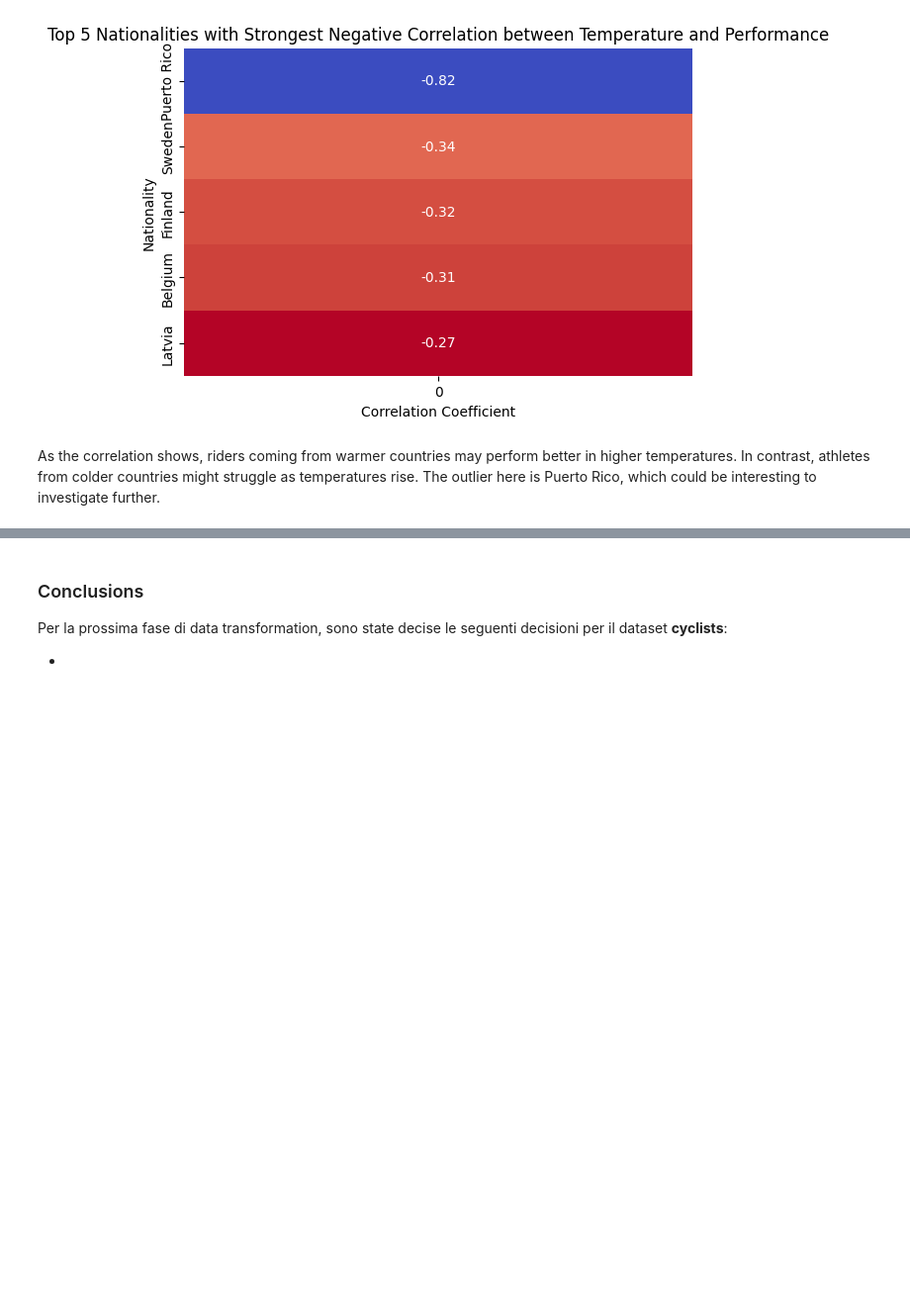
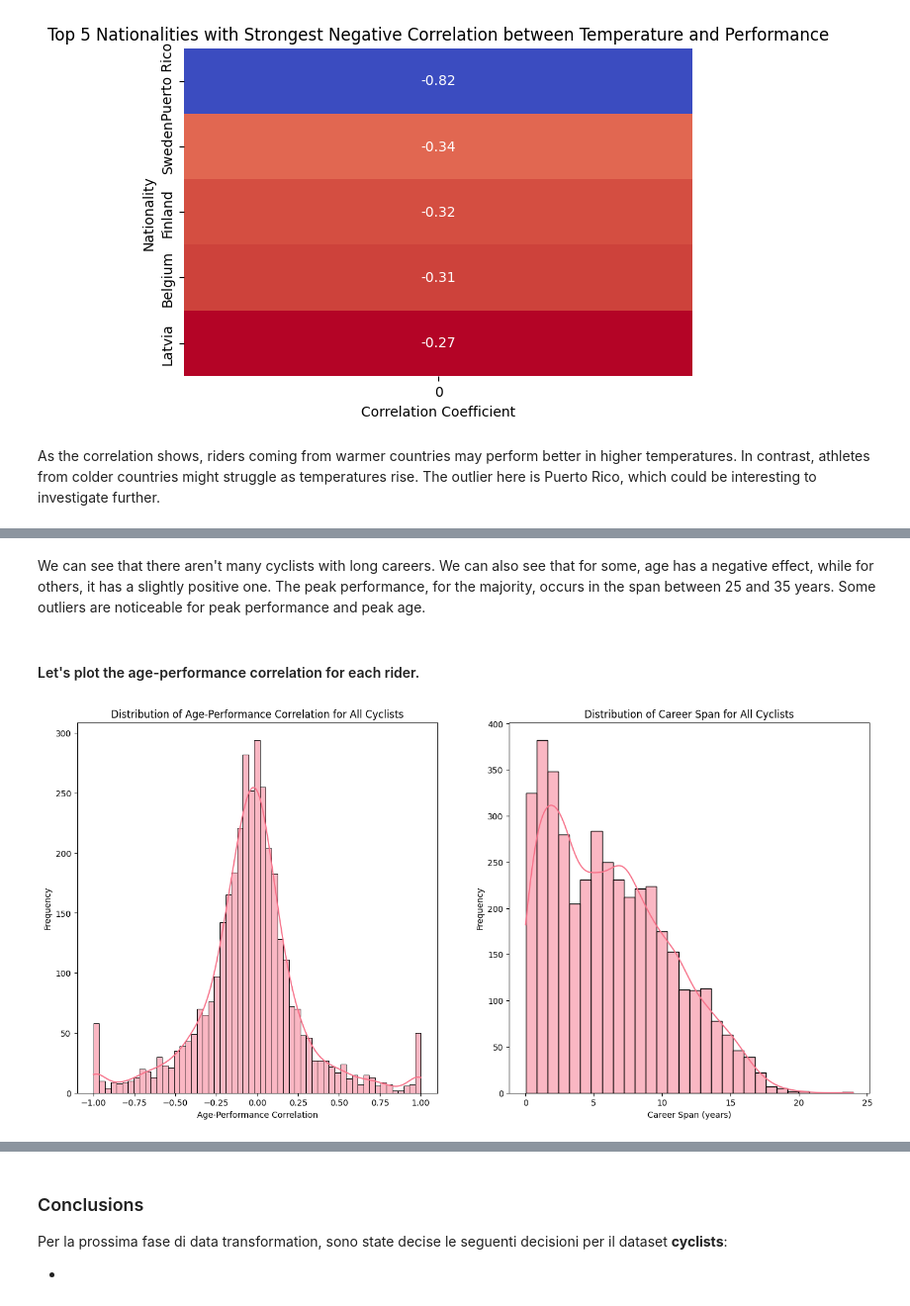
Before and after one commit to lesi-nedo/dm_project24_group_11, a Jupyter notebook: Main.ipynb, the cells around one changed output, grey strips where cells are left out. Shown at 99% size. Cells and saved outputs as stored; diff of their text form; code cells hidden in the pictures; blank space fills up the shorter version.

```diff
--- a/Main.ipynb
+++ b/Main.ipynb
@@ -393,0 +558,34 @@ As the correlation shows, riders coming from warmer countries may perform better
+# %% [markdown]
+
+We can see that there aren't many cyclists with long careers. We can also see that for some, age has a negative effect, while for others, it has a slightly positive one. The peak performance, for the majority, occurs in the span between 25 and 35 years. Some outliers are noticeable for peak performance and peak age.
+# %% [markdown]
+#### Let's plot the age-performance correlation for each rider.
+# %%
+all_cyclists = cs_cor_dr['cyclist'].unique()
+progression_data_all_cyclists = [analyze_cyclist_progression(cyclist, cs_cor_dr, plot=False) for cyclist in all_cyclists]
+progression_data_all_cyclists = [data for data in progression_data_all_cyclists if data is not None]
+
+prog_df = pd.DataFrame(progression_data_all_cyclists)
+
+
+# Visualize age-performance correlation for all cyclists
+fig = plt.figure(figsize=(17, 8))
+gs = plt.GridSpec(1, 2, figure=fig, wspace=0.2, hspace=0.2)
+
+ax1 = plt.subplot(gs[0, 0])
+seaborn.histplot([data['age_performance_correlation'] for data in progression_data_all_cyclists], bins="auto", kde=True)
+ax1.set_title('Distribution of Age-Performance Correlation for All Cyclists')
+ax1.set_xlabel('Age-Performance Correlation')
+ax1.set_ylabel('Frequency')
+
+ax2 = plt.subplot(gs[0, 1])
+seaborn.histplot(prog_df['career_span'], bins=30, kde=True)
+ax2.set_title('Distribution of Career Span for All Cyclists')
+ax2.set_xlabel('Career Span (years)')
+ax2.set_ylabel('Frequency')
+plt.show()
+plt.close(fig)
+del prog_df
+del cs_cor_dr
+# %% [output]
+[figure, added]
```
Also changed, not shown: parts of 15 cells of this notebook.
